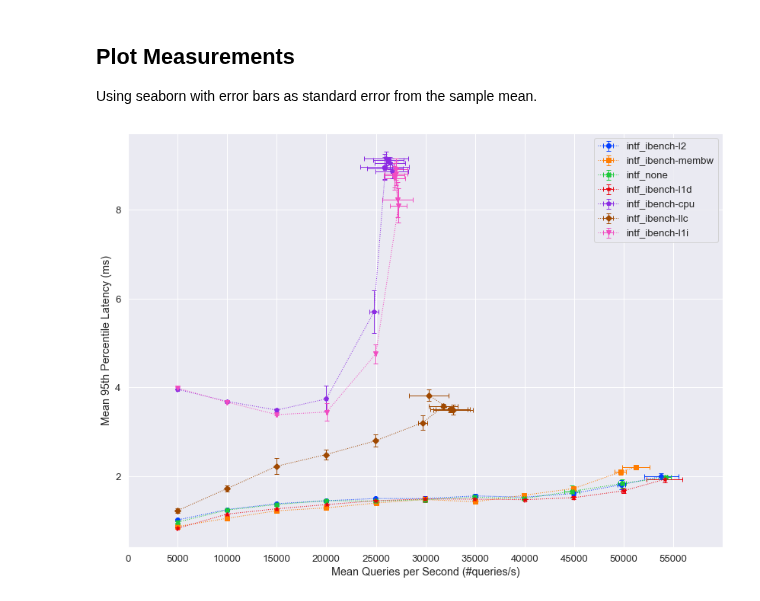
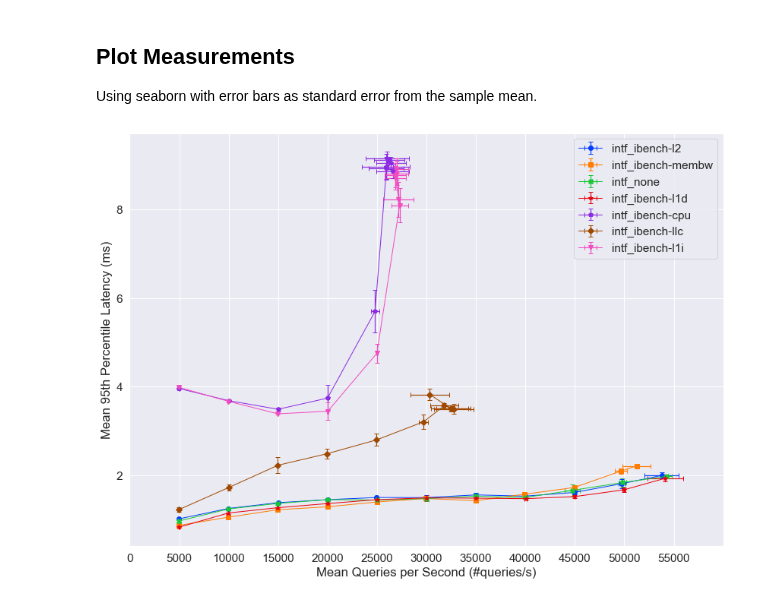
Before and after one commit to dlekkas/kube_scheduler, a Jupyter notebook: part_1/part1_vis.ipynb, the cells around one changed output. Drawn from its saved outputs; the diff is of its cells as text; code cells hidden in the pictures.

```diff
--- a/part_1/part1_vis.ipynb
+++ b/part_1/part1_vis.ipynb
@@ -98,34 +98,34 @@ results_df[results_df['Config'] == 'intf_ibench-l1i']
 ## Plot Measurements
 Using seaborn with error bars as standard error from the sample mean.
 # %%
-sns.set(style='darkgrid', font_scale=1.2)
+sns.set(style='darkgrid', font_scale=1.4)
 sns.set_palette(sns.color_palette('bright'))
 fig, ax = plt.subplots(figsize=(14,10))
 
 # Titles
 plt.ylabel('Mean 95th Percentile Latency (ms)')
 plt.xlabel('Mean Queries per Second (#queries/s)')
 
 # Format X-Axis
 plt.xticks(range(0, 55001, 5000))
 ax.set_xlim([0, 60000])
 
 # Different marker per line
 markers = ['o', 's', 'X', '*', 'p', 'D', 'v']
 
 for config, marker in zip(reversed(results_df['Config'].unique()), markers):
     idf = results_df[results_df['Config'] == config]
     ax.errorbar(x=idf['QPS Mean'],
                 y=idf['95P Latency Mean'],
                 yerr = idf['95P Latency SEM'],
                 xerr = idf['QPS SEM'],
                 label=config,
-                fmt='{}:'.format(marker),
-                capsize=3, capthick=1, elinewidth=1,
-                linewidth=1)
+                fmt='{}-'.format(marker),
+                capsize=3, capthick=1, elinewidth=1.2,
+                linewidth=1, markersize=6)
 
 ax.legend()
 
-plt.savefig('part1_plot.png')
+plt.savefig('part1_plot.png', bbox_inches='tight', pad_inches=0)
 # %% [output]
-[figure, old version]
+[figure, new version]
```
Also changed, not shown: 3 other files.
